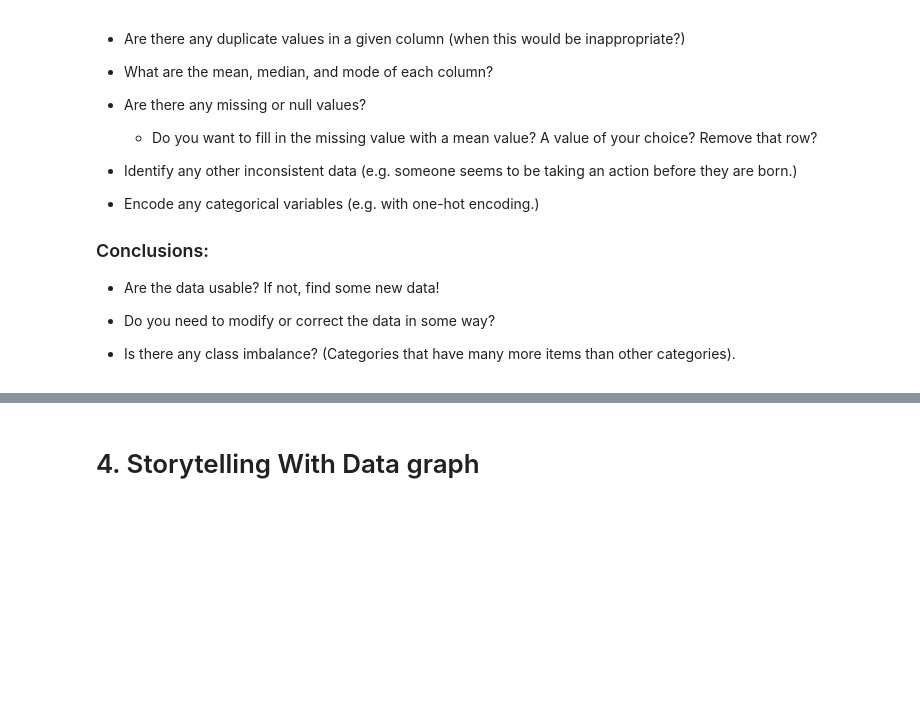
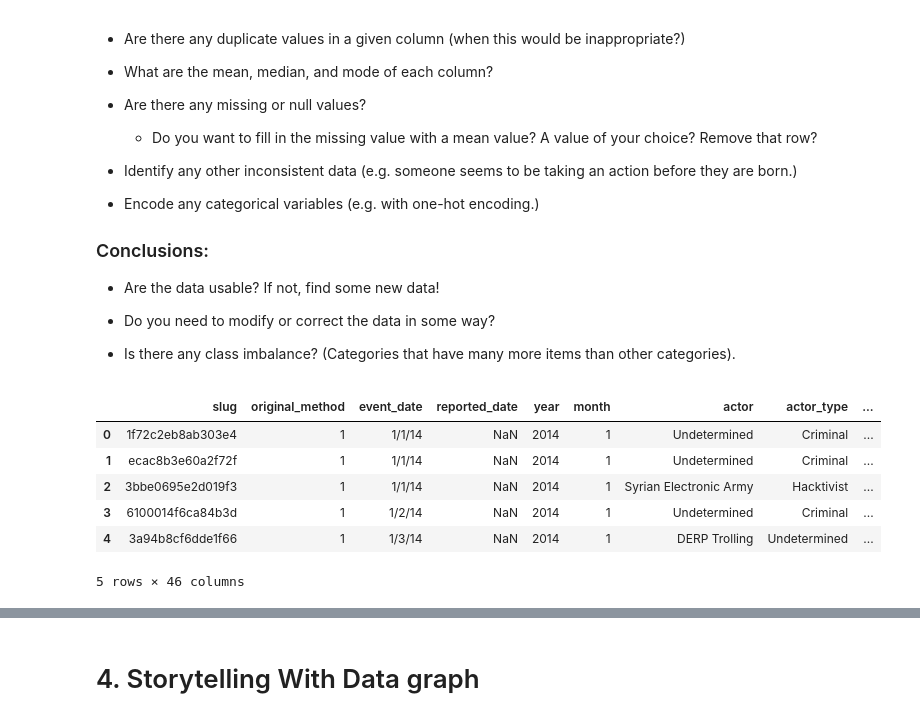
Before and after one commit to stefanie-the-engineer/MDS-ModB2-Week2-Kenyon-Stefanie-Public, a Jupyter notebook: Week2.ipynb, the cells around one changed output, grey strips where cells are left out. Drawn from its saved outputs; the diff is of its cells as text; code cells hidden in the pictures; blank space fills up the shorter version.

```diff
--- a/Week2.ipynb
+++ b/Week2.ipynb
@@ -42,0 +48,11 @@ This week, you will do the same types of exercises as last week, but you should
+# %%
+# Show the head of the dataset
+df_cyber_events.iloc[0:5]
+# %% [output]
+|  | slug | original_method | event_date | reported_date | year | month | actor | actor_type | ... |
+| 0 | 1f72c2eb8ab303e4 | 1 | 1/1/14 | NaN | 2014 | 1 | Undetermined | Criminal | ... |
+| 1 | ecac8b3e60a2f72f | 1 | 1/1/14 | NaN | 2014 | 1 | Undetermined | Criminal | ... |
+| 2 | 3bbe0695e2d019f3 | 1 | 1/1/14 | NaN | 2014 | 1 | Syrian Electronic Army | Hacktivist | ... |
+| 3 | 6100014f6ca84b3d | 1 | 1/2/14 | NaN | 2014 | 1 | Undetermined | Criminal | ... |
+| 4 | 3a94b8cf6dde1f66 | 1 | 1/3/14 | NaN | 2014 | 1 | DERP Trolling | Undetermined | ... |
+5 rows × 46 columns
```
Also changed, not shown: parts of 13 cells of this notebook, 1 other file.
